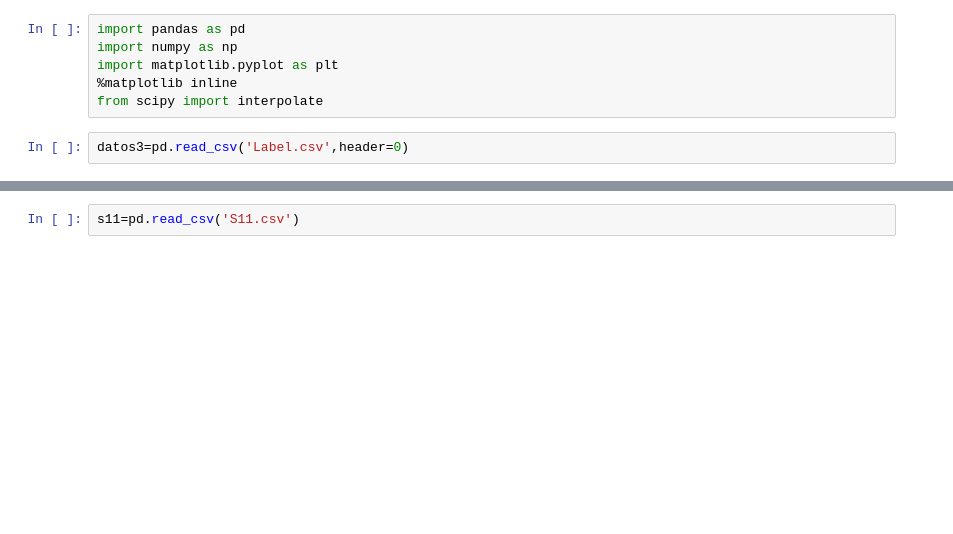
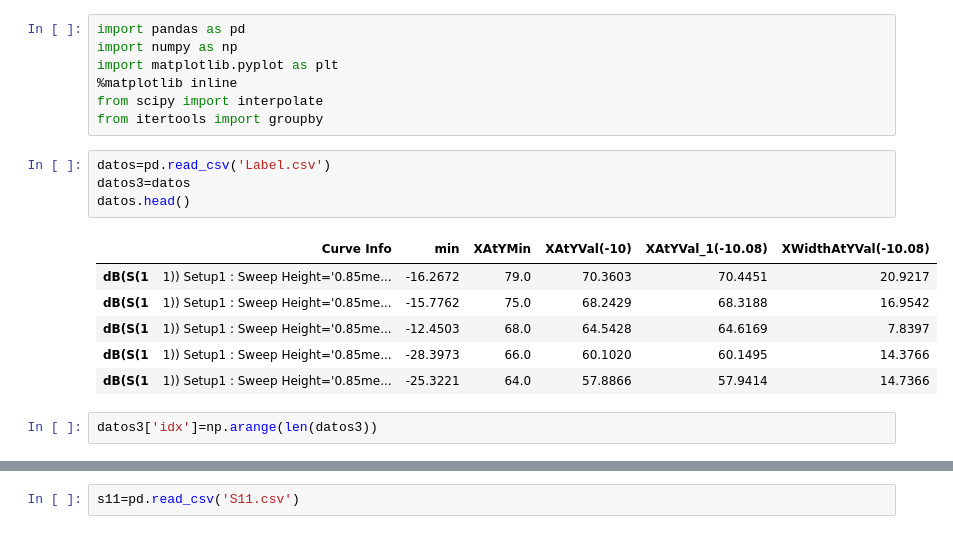
Before and after one commit to saint-germain/MIST, a Jupyter notebook: S11_classification.ipynb, the cells around one changed output, grey strips where cells are left out. Drawn from its saved outputs; the diff is of its cells as text; blank space fills up the shorter version.

```diff
--- a/S11_classification.ipynb
+++ b/S11_classification.ipynb
@@ -4,5 +4,17 @@ import numpy as np
 import matplotlib.pyplot as plt
 %matplotlib inline
 from scipy import interpolate
+from itertools import groupby
 # %%
-datos3=pd.read_csv('Label.csv',header=0)
+datos=pd.read_csv('Label.csv')
+datos3=datos
+datos.head()
+# %% [output]
+|  | Curve Info | min | XAtYMin | XAtYVal(-10) | XAtYVal_1(-10.08) | XWidthAtYVal(-10.08) |
+| dB(S(1 | 1)) Setup1 : Sweep Height='0.85me... | -16.2672 | 79.0 | 70.3603 | 70.4451 | 20.9217 |
+| dB(S(1 | 1)) Setup1 : Sweep Height='0.85me... | -15.7762 | 75.0 | 68.2429 | 68.3188 | 16.9542 |
+| dB(S(1 | 1)) Setup1 : Sweep Height='0.85me... | -12.4503 | 68.0 | 64.5428 | 64.6169 | 7.8397 |
+| dB(S(1 | 1)) Setup1 : Sweep Height='0.85me... | -28.3973 | 66.0 | 60.1020 | 60.1495 | 14.3766 |
+| dB(S(1 | 1)) Setup1 : Sweep Height='0.85me... | -25.3221 | 64.0 | 57.8866 | 57.9414 | 14.7366 |
+# %%
+datos3['idx']=np.arange(len(datos3))
```
Also changed, not shown: parts of 16 cells of this notebook.
